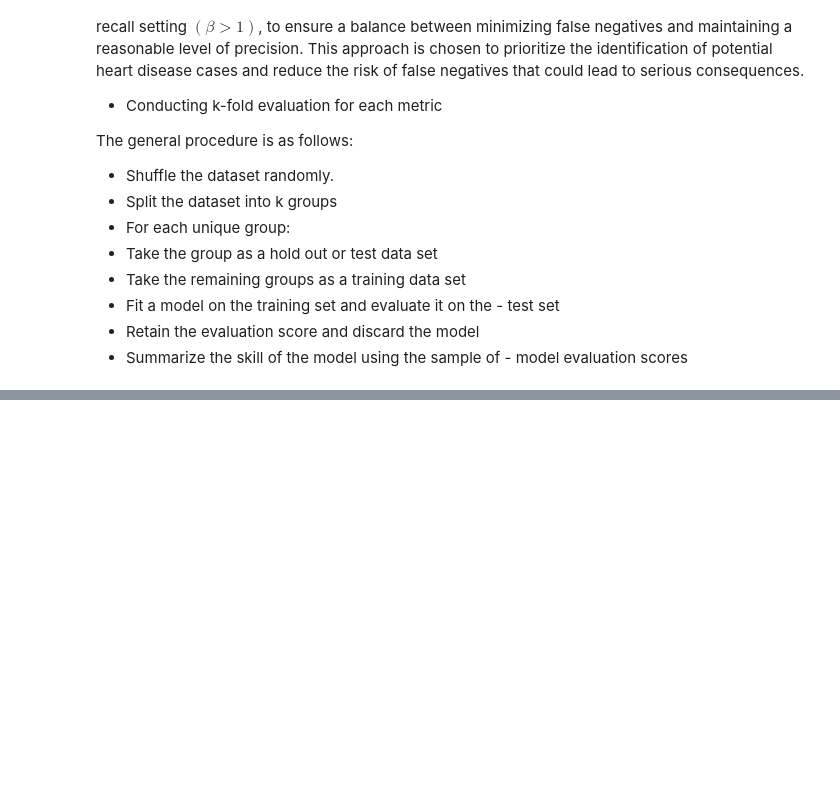
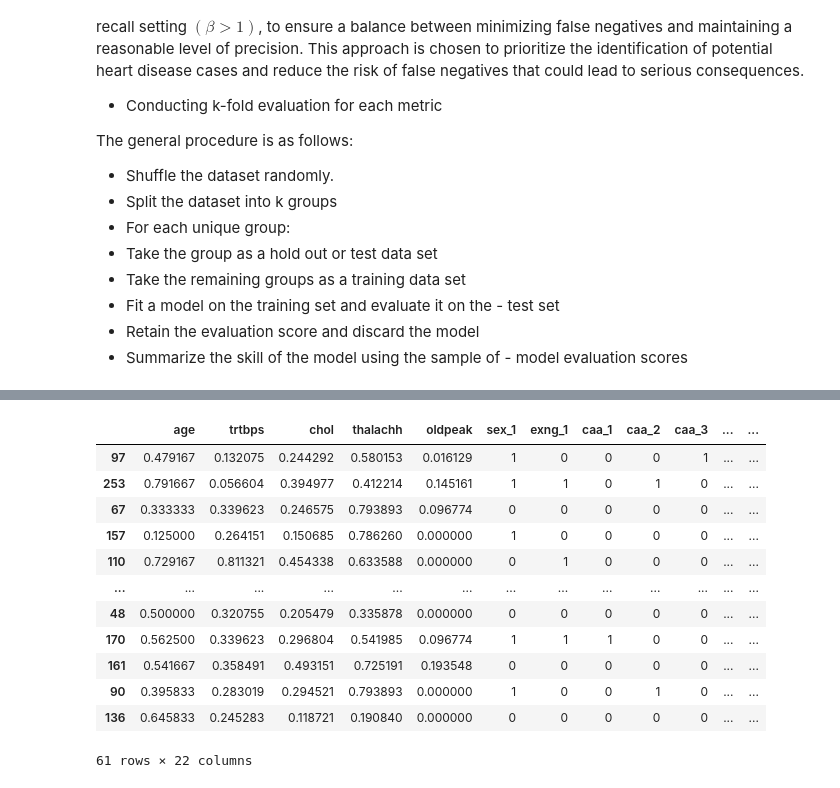
Before and after one commit to Lfg2st/CardioGuardian, a Jupyter notebook: main.ipynb, the cells around one changed output, grey strips where cells are left out. Cells and saved outputs as stored; diff of their text form; code cells hidden in the pictures; blank space fills up the shorter version.

```diff
--- a/main.ipynb
+++ b/main.ipynb
@@ -807,0 +993,16 @@ def k_fold_model_rating(model,X,y, folds):
+# %%
+X_test
+# %% [output]
+|  | age | trtbps | chol | thalachh | oldpeak | sex_1 | exng_1 | caa_1 | caa_2 | caa_3 | ... | ... |
+| 97 | 0.479167 | 0.132075 | 0.244292 | 0.580153 | 0.016129 | 1 | 0 | 0 | 0 | 1 | ... | ... |
+| 253 | 0.791667 | 0.056604 | 0.394977 | 0.412214 | 0.145161 | 1 | 1 | 0 | 1 | 0 | ... | ... |
+| 67 | 0.333333 | 0.339623 | 0.246575 | 0.793893 | 0.096774 | 0 | 0 | 0 | 0 | 0 | ... | ... |
+| 157 | 0.125000 | 0.264151 | 0.150685 | 0.786260 | 0.000000 | 1 | 0 | 0 | 0 | 0 | ... | ... |
+| 110 | 0.729167 | 0.811321 | 0.454338 | 0.633588 | 0.000000 | 0 | 1 | 0 | 0 | 0 | ... | ... |
+| ... | ... | ... | ... | ... | ... | ... | ... | ... | ... | ... | ... | ... |
+| 48 | 0.500000 | 0.320755 | 0.205479 | 0.335878 | 0.000000 | 0 | 0 | 0 | 0 | 0 | ... | ... |
+| 170 | 0.562500 | 0.339623 | 0.296804 | 0.541985 | 0.096774 | 1 | 1 | 1 | 0 | 0 | ... | ... |
+| 161 | 0.541667 | 0.358491 | 0.493151 | 0.725191 | 0.193548 | 0 | 0 | 0 | 0 | 0 | ... | ... |
+| 90 | 0.395833 | 0.283019 | 0.294521 | 0.793893 | 0.000000 | 1 | 0 | 0 | 1 | 0 | ... | ... |
+| 136 | 0.645833 | 0.245283 | 0.118721 | 0.190840 | 0.000000 | 0 | 0 | 0 | 0 | 0 | ... | ... |
+61 rows × 22 columns
```
Also changed, not shown: parts of 17 cells of this notebook, 2 other files.
